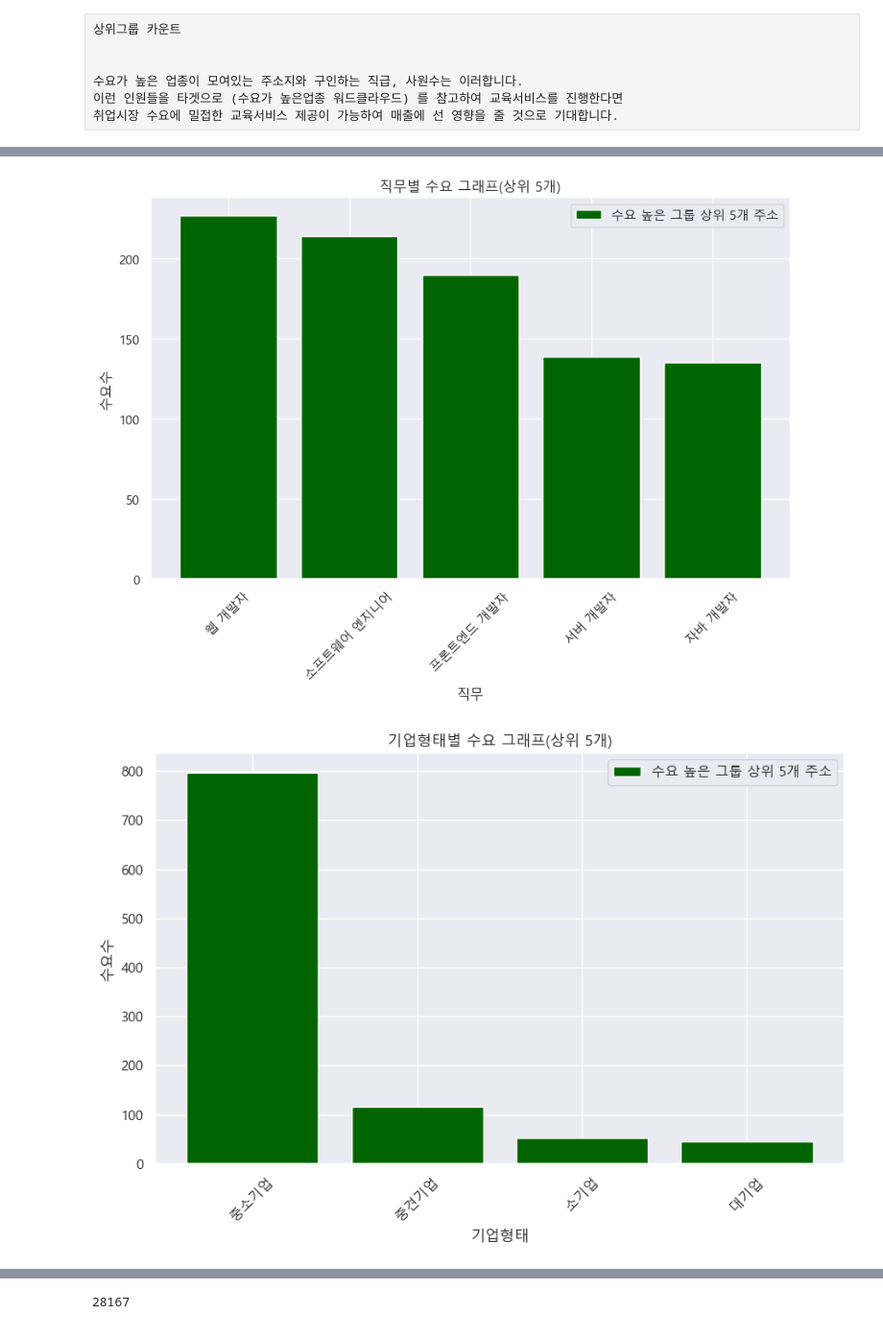
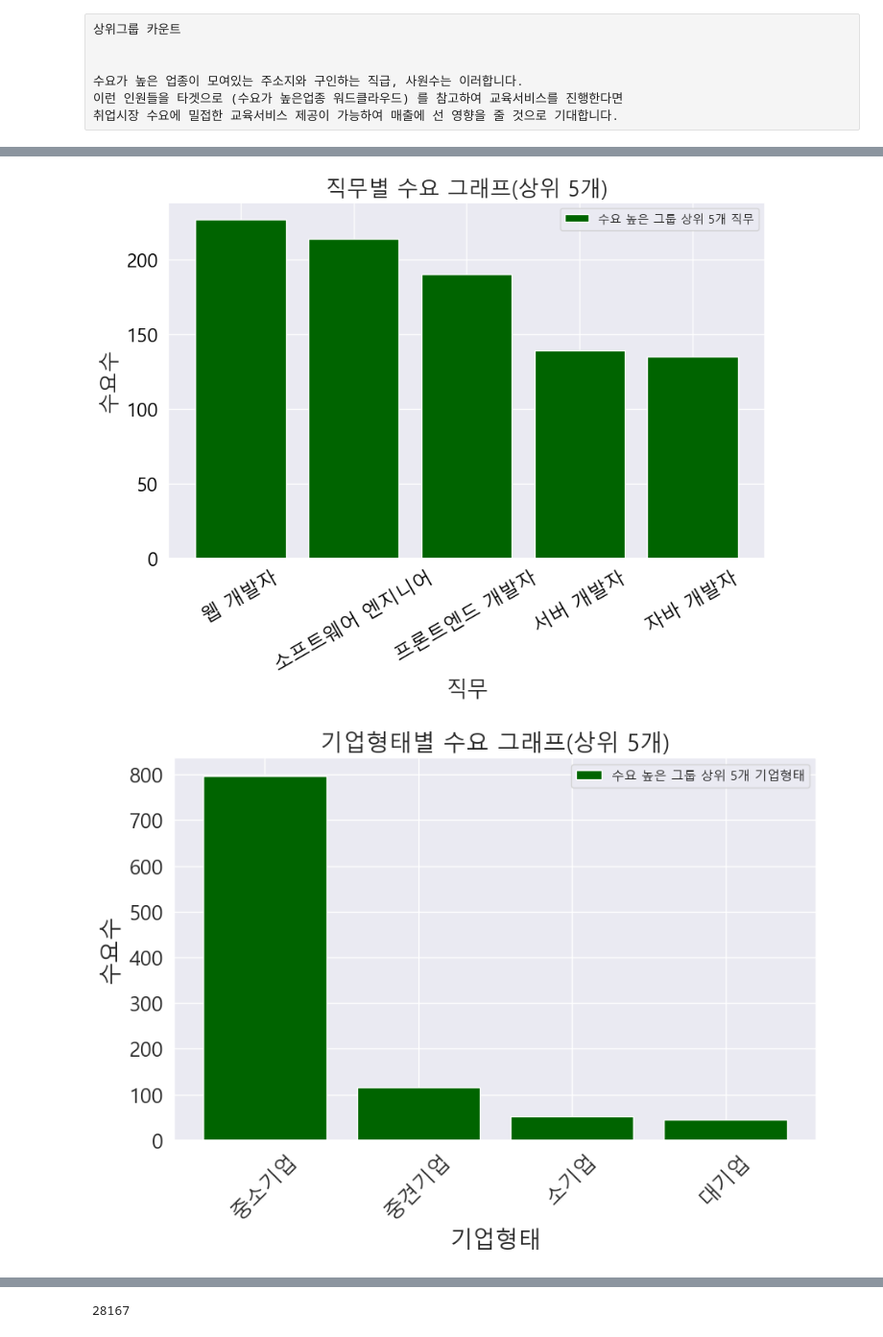
Before and after one commit to Pepi10/b7_Crawling, a Jupyter notebook: 김재경/카이제곱.ipynb, the cells around one changed output, grey strips where cells are left out. Shown at 96% size. Saved outputs shown, nothing was run; the diff lists cells and outputs as text; code cells hidden in the pictures.

```diff
--- a/김재경/카이제곱.ipynb
+++ b/김재경/카이제곱.ipynb
@@ -8,7 +56,13 @@ import seaborn as sns
+# %%
+plt.rcParams['axes.unicode_minus'] = False
+custom_params = {"axes.spines.right": False, "axes.spines.top": False}
+
+sns.set_theme(context = 'talk',
+              style = 'darkgrid',
+              font = 'Malgun Gothic',
+              font_scale = 1.2,
+              rc = custom_params)
 # %%
-data = pd.read_csv('data_res.csv', index_col = 0)
+data = pd.read_csv('./data/data_res.csv', index_col = 0)
 # %%
 data = data.dropna(subset='업종분류')
-# %%
-data['수요'] = data['업종분류'].apply(lambda x: 1 if data['업종분류'].value_counts()[x] > 3 else 0)
-data.isna().sum()
@@ -31,4 +68,0 @@ dtype: int64
-# %%
-plt.rc('font', family='Malgun Gothic')
-mpl.rcParams['axes.unicode_minus'] = False
-sns.countplot(x = data['수요'])
@@ -226,44 +567,46 @@ top_5_job = job_count.head(5)
 plt.figure(figsize=(10, 6))
 
 # 상위 5개 주소 막대 그래프
-plt.bar(top_5_job.index, top_5_job.values, color='darkgreen', label='수요 높은 그룹 상위 5개 주소')
+plt.bar(top_5_job.index, top_5_job.values, color='darkgreen', label='수요 높은 그룹 상위 5개 직무')
 
-plt.xlabel('직무')
-plt.ylabel('수요수')
-plt.title('직무별 수요 그래프(상위 5개)')
-plt.xticks(rotation=45)
+plt.xlabel('직무', fontsize = 20)
+plt.ylabel('수요수', fontsize = 20)
+plt.title('직무별 수요 그래프(상위 5개)', fontsize = 20)
+plt.xticks(fontsize=18, rotation=30, color='black')
+plt.yticks(fontsize=18, color='black')
 plt.grid(True)
 plt.legend()
 plt.show()
 # %% [output]
-[figure, old version]
+[figure, new version]
 # %%
 plt.rc('font', family='Malgun Gothic')
 mpl.rcParams['axes.unicode_minus'] = False
 df = pd.DataFrame(data)
 
 # 주소별 기업 개수 계산
 corp_count = df.loc[df['수요'] == 1, '기업형태'].value_counts().sort_values(ascending=False)
 # 상위 5개 주소
 top_5_corp = corp_count.head(5)
 
 
 
 # 시각화
 plt.figure(figsize=(10, 6))
 
 # 상위 5개 주소 막대 그래프
-plt.bar(top_5_corp.index, top_5_corp.values, color='darkgreen', label='수요 높은 그룹 상위 5개 주소')
+plt.bar(top_5_corp.index, top_5_corp.values, color='darkgreen', label='수요 높은 그룹 상위 5개 기업형태')
 
-plt.xlabel('기업형태')
-plt.ylabel('수요수')
-plt.title('기업형태별 수요 그래프(상위 5개)')
-plt.xticks(rotation=45)
+plt.xlabel('기업형태', fontsize = 20)
+plt.ylabel('수요수', fontsize = 20)
+plt.title('기업형태별 수요 그래프(상위 5개)', fontsize = 20)
+plt.xticks(fontsize = 18, rotation=45)
+plt.yticks(fontsize = 18)
 plt.grid(True)
 plt.legend()
 plt.show()
 # %% [output]
-[figure, old version]
+[figure, new version]
 # %%
 data = data.dropna(subset= '이용하는기술스택/우대사항')
 # %%
```
Also changed, not shown: parts of 33 cells of this notebook, 9 other files.
